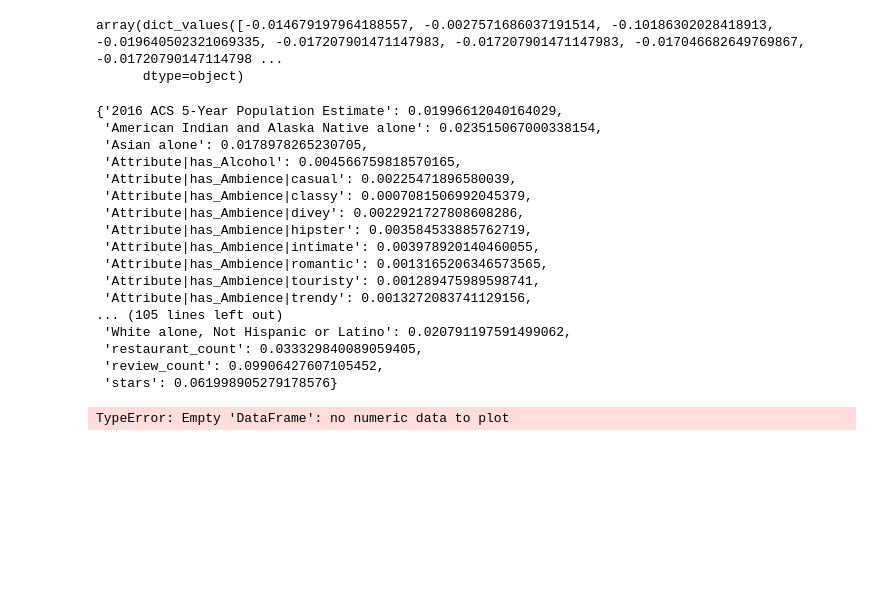
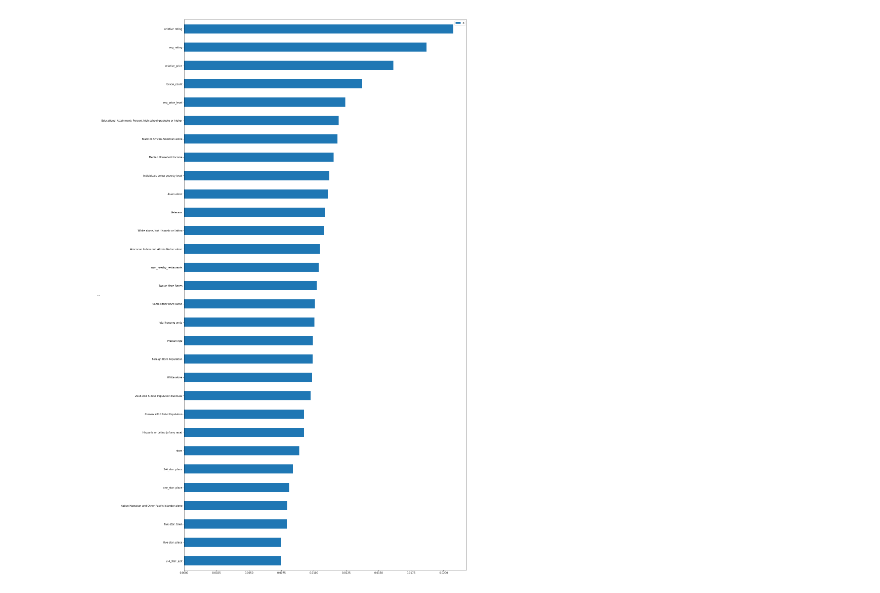
Before and after one commit to ellcrane/restaurant-closing-probability, a Jupyter notebook: notebooks/model.ipynb, the cells around one changed output. Cells and saved outputs as stored; diff of their text form; code cells hidden in the pictures; blank space fills up the shorter version.

```diff
--- a/notebooks/model.ipynb
+++ b/notebooks/model.ipynb
@@ -141,5 +174,0 @@ feature_importances = dict(zip(list(x_columns.columns), list(model.coef_[0])))
-# %%
-np.array(feature_importances.values())
-# %% [output]
-array(dict_values([-0.014679197964188557, -0.0027571686037191514, -0.10186302028418913, -0.019640502321069335, -0.017207901471147983, -0.017207901471147983, -0.017046682649769867, -0.01720790147114798 ...
-      dtype=object)
@@ -148,20 +174,0 @@ logistic_importances = dict(zip(list(x_columns.columns), list(model.feature_impo
-# %%
-logistic_importances
-# %% [output]
-{'2016 ACS 5-Year Population Estimate': 0.01996612040164029,
- 'American Indian and Alaska Native alone': 0.023515067000338154,
- 'Asian alone': 0.0178978265230705,
- 'Attribute|has_Alcohol': 0.004566759818570165,
- 'Attribute|has_Ambience|casual': 0.00225471896580039,
- 'Attribute|has_Ambience|classy': 0.0007081506992045379,
- 'Attribute|has_Ambience|divey': 0.0022921727808608286,
- 'Attribute|has_Ambience|hipster': 0.003584533885762719,
- 'Attribute|has_Ambience|intimate': 0.003978920140460055,
- 'Attribute|has_Ambience|romantic': 0.0013165206346573565,
- 'Attribute|has_Ambience|touristy': 0.001289475989598741,
- 'Attribute|has_Ambience|trendy': 0.0013272083741129156,
-... (105 lines left out)
- 'White alone, Not Hispanic or Latino': 0.020791197591499062,
- 'restaurant_count': 0.033329840089059405,
- 'review_count': 0.09906427607105452,
- 'stars': 0.061998905279178576}
@@ -194,6 +175,6 @@ values = [feature[1] for feature in top_features]
-# %%
-df = pd.DataFrame(list(zip(values,features))).set_index(1).sort_values(0)
-
-df.plot.barh(figsize=(10,10))
-# %% [output]
-TypeError: Empty 'DataFrame': no numeric data to plot
+# %%
+top_review_values, top_review_columns = rf_best_features(df, x_columns, 30)
+# %%
+plot_best_features(top_review_values, top_review_columns,20,40)
+# %% [output]
+[figure, added]
```
Also changed, not shown: parts of 13 cells of this notebook.
